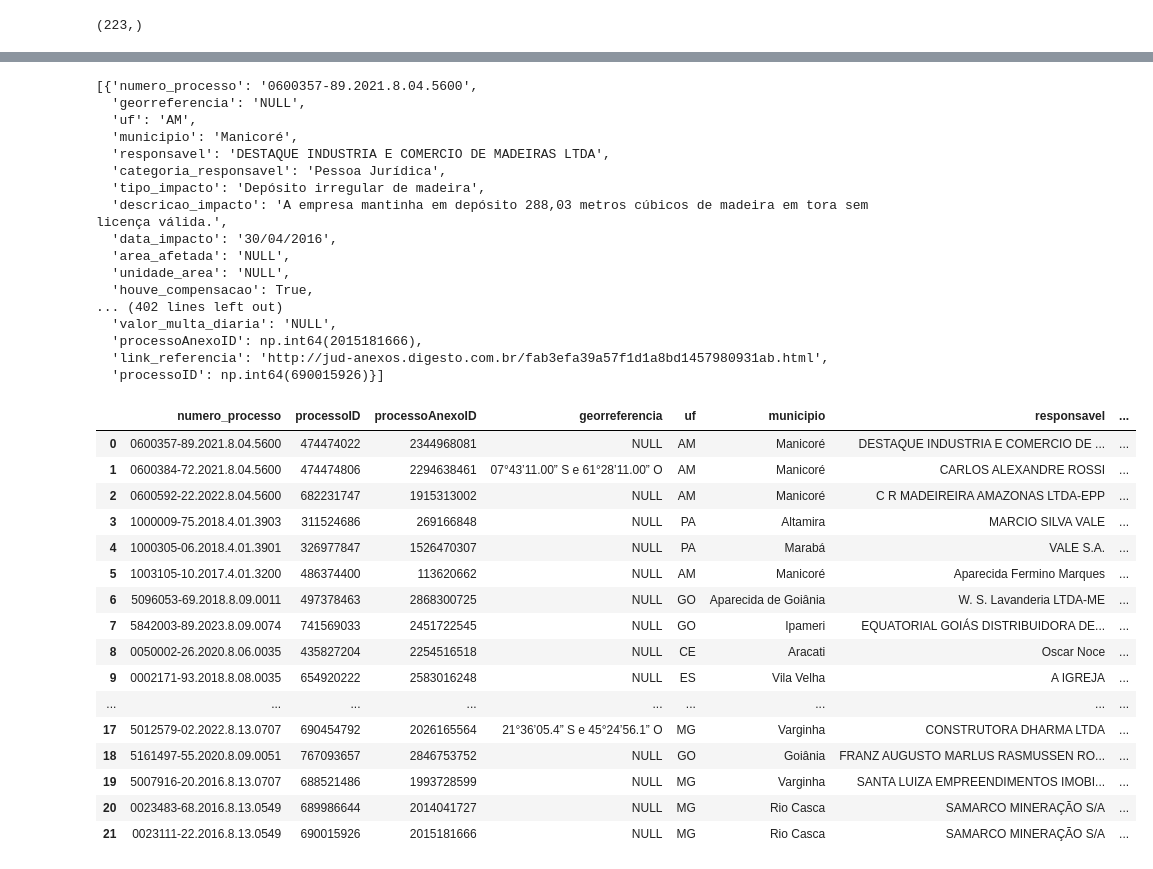
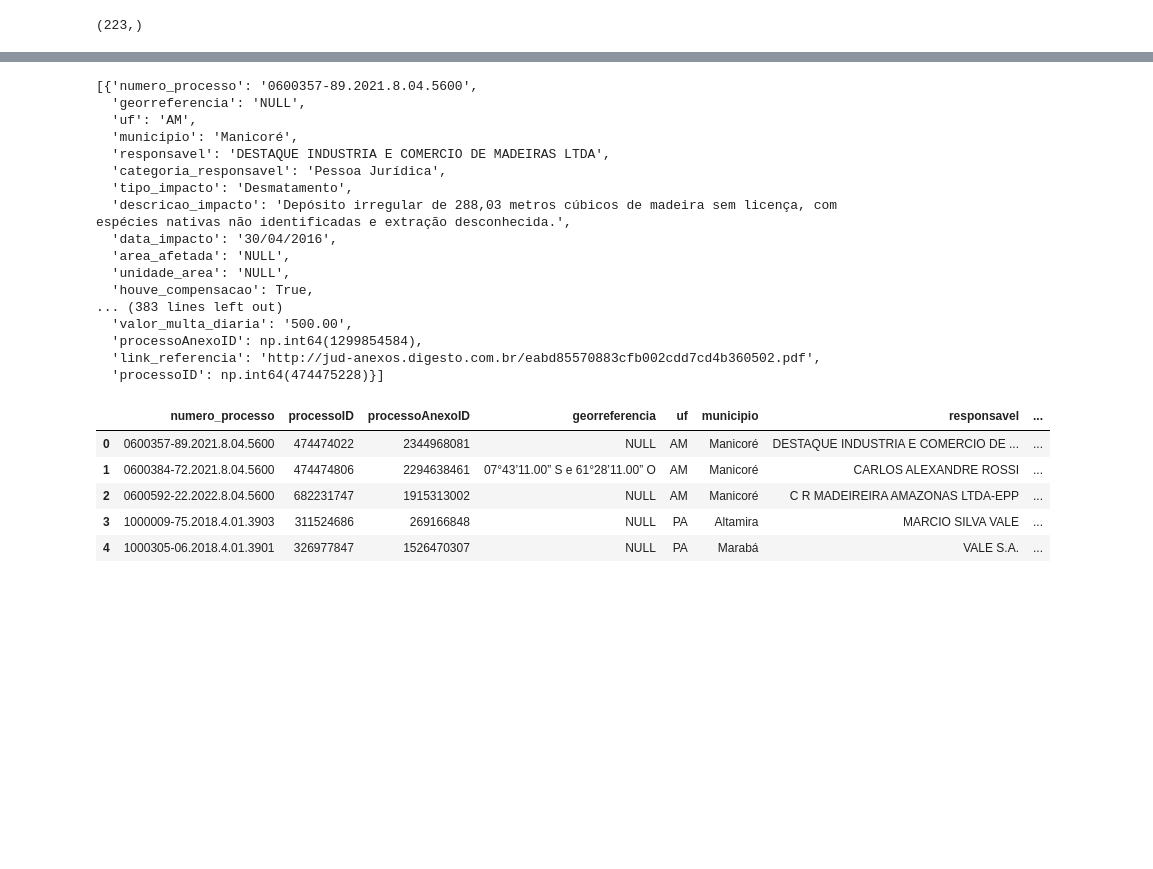
Before and after one commit to pedronery07/Projeto_InsperData_AECOM, a Jupyter notebook: main.ipynb, the cells around one changed output, grey strips where cells are left out. Saved outputs shown, nothing was run; the diff lists cells and outputs as text; code cells hidden in the pictures; blank space fills up the shorter version.

```diff
--- a/main.ipynb
+++ b/main.ipynb
@@ -106,7 +107,7 @@ ids_processos = sentencas_final["processoID"].unique()
 processos_com_mais_de_uma_sentenca = []
 
 for id in ids_processos:
-    linhas_correspondentes = sentencas_final.loc[sentencas['processoID'] == id]
+    linhas_correspondentes = sentencas_final.loc[sentencas_final['processoID'] == id]
     if linhas_correspondentes.shape[0] > 1:
         processos_com_mais_de_uma_sentenca.append(int(id))
 
@@ -133,6 +134,8 @@ def verifica_dano_ambiental(texto):
     Você é um especialista em direito ambiental.
     Você deve analisar o seguinte texto e verificar se há dano ambiental.
     Se houver, justifique sua resposta em até 20 palavras. Caso contrário, responda "Não há dano ambiental".
+    Definição útil: Dano ambiental é qualquer prejuízo causado ao meio ambiente (água, solo, ar, fauna, flora, patrimônio paisagístico etc.) por ação ou omissão
+    de um terceiro, sendo gerador de obrigação de reparação, conforme os artigos 186 e 927 do Código Civil.
     Refira-se EXCLUSIVAMENTE ao texto fornecido para identificar se há dano ambiental e para justificar sua resposta!!
 
     Texto: {texto}
@@ -326,13 +329,13 @@ def analisa_sentenca(texto_extraido):
         Se for algo como uma multa diária, coloque 1.
         Se forem os dois, como uma multa imediata e um pagamento diário, coloque 2
 
-        [14] Valor da multa completa para o Tipo 0 ou 2: (ex: "123000.00", "999999.99")
-        Caso o item 12 seja 0, complete essa coluna com o valor total da multa aplicada.
+        [14] Valor completo da multa/ressarcimento/compensação ou qualquer outro termo similar de condenação monetária pelo dano ambiental para o Tipo 0 ou 2: (ex: "123000.00", "999999.99")
+        Caso o item 12 seja 0, complete essa coluna com o valor total da multa aplicada. Inclua eventuais danos morais difusos, coletivos e materiais se houver.
         Caso o item 12 seja 1, deixe como NULL
         Caso o item 12 seja 2, complete essa coluna com o valor total da multa imediata aplicada.
 
-        [15] Valor da multa diária para o Tipo 1 ou 2: (ex: "123000.00", "10000.50")
-        Caso o item 12 seja 1 ou 2, complete essa coluna com o valor diário a ser pago pelo responsável.
+        [15] Valor da multa/ressarcimento/compensação ou qualquer outro termo similar de condenação monetária pelo dano ambiental diária para o Tipo 1 ou 2: (ex: "123000.00", "10000.50")
+        Caso o item 12 seja 1 ou 2, complete essa coluna com o valor diário a ser pago pelo responsável. Inclua eventuais danos morais difusos, coletivos e materiais se houver.
         Caso o item 12 seja 0, deixe como NULL
 
         IMPORTANTE: A string será usada para um dataframe posteriormente. Logo:
@@ -380,7 +383,7 @@ def analisa_sentenca(texto_extraido):
 # %%
 # Analisando os processos com dano ambiental
 respostas_danos_ambientais = []
-for id in partes[0]:
+for id in tqdm(partes[0]):
     linha = sentencas_danos_ambientais.loc[sentencas_danos_ambientais['processoID'] == id]
     texto = ''
     linha = linha.iloc[0] # extrai a linha como Series
@@ -419,43 +422,32 @@ respostas_danos_ambientais
   'municipio': 'Manicoré',
   'responsavel': 'DESTAQUE INDUSTRIA E COMERCIO DE MADEIRAS LTDA',
   'categoria_responsavel': 'Pessoa Jurídica',
-  'tipo_impacto': 'Depósito irregular de madeira',
-  'descricao_impacto': 'A empresa mantinha em depósito 288,03 metros cúbicos de madeira em tora sem licença válida.',
+  'tipo_impacto': 'Desmatamento',
+  'descricao_impacto': 'Depósito irregular de 288,03 metros cúbicos de madeira sem licença, com espécies nativas não identificadas e extração desconhecida.',
   'data_impacto': '30/04/2016',
   'area_afetada': 'NULL',
   'unidade_area': 'NULL',
   'houve_compensacao': True,
-... (402 lines left out)
-  'valor_multa_diaria': 'NULL',
-  'processoAnexoID': np.int64(2015181666),
-  'link_referencia': 'http://jud-anexos.digesto.com.br/fab3efa39a57f1d1a8bd1457980931ab.html',
-  'processoID': np.int64(690015926)}]
+... (383 lines left out)
+  'valor_multa_diaria': '500.00',
+  'processoAnexoID': np.int64(1299854584),
+  'link_referencia': 'http://jud-anexos.digesto.com.br/eabd85570883cfb002cdd7cd4b360502.pdf',
+  'processoID': np.int64(474475228)}]
 # %%
 # Transformando a lista de respostas de danos ambientais da primeira parte em um DataFrame
 respostas_danos_ambientais_df_parte0 = pd.DataFrame(respostas_danos_ambientais)
 
 # Reorganizando as colunas
 respostas_danos_ambientais_df_parte0 = respostas_danos_ambientais_df_parte0[["numero_processo", "processoID", "processoAnexoID", "georreferencia", "uf", "municipio", "responsavel", "categoria_responsavel", "tipo_impacto", "descricao_impacto", "data_impacto", "area_afetada", "unidade_area", "houve_compensacao", "categoria_compensacao", "tipo_multa", "valor_multa", "valor_multa_diaria", "link_referencia"]]
 
-respostas_danos_ambientais_df_parte0
+respostas_danos_ambientais_df_parte0.head()
 # %% [output]
 |  | numero_processo | processoID | processoAnexoID | georreferencia | uf | municipio | responsavel | ... |
 | 0 | 0600357-89.2021.8.04.5600 | 474474022 | 2344968081 | NULL | AM | Manicoré | DESTAQUE INDUSTRIA E COMERCIO DE ... | ... |
 | 1 | 0600384-72.2021.8.04.5600 | 474474806 | 2294638461 | 07°43’11.00” S e 61°28’11.00” O | AM | Manicoré | CARLOS ALEXANDRE ROSSI | ... |
 | 2 | 0600592-22.2022.8.04.5600 | 682231747 | 1915313002 | NULL | AM | Manicoré | C R MADEIREIRA AMAZONAS LTDA-EPP | ... |
 | 3 | 1000009-75.2018.4.01.3903 | 311524686 | 269166848 | NULL | PA | Altamira | MARCIO SILVA VALE | ... |
 | 4 | 1000305-06.2018.4.01.3901 | 326977847 | 1526470307 | NULL | PA | Marabá | VALE S.A. | ... |
-| 5 | 1003105-10.2017.4.01.3200 | 486374400 | 113620662 | NULL | AM | Manicoré | Aparecida Fermino Marques | ... |
-| 6 | 5096053-69.2018.8.09.0011 | 497378463 | 2868300725 | NULL | GO | Aparecida de Goiânia | W. S. Lavanderia LTDA-ME | ... |
-| 7 | 5842003-89.2023.8.09.0074 | 741569033 | 2451722545 | NULL | GO | Ipameri | EQUATORIAL GOIÁS DISTRIBUIDORA DE... | ... |
-| 8 | 0050002-26.2020.8.06.0035 | 435827204 | 2254516518 | NULL | CE | Aracati | Oscar Noce | ... |
-| 9 | 0002171-93.2018.8.08.0035 | 654920222 | 2583016248 | NULL | ES | Vila Velha | A IGREJA | ... |
-| ... | ... | ... | ... | ... | ... | ... | ... | ... |
-| 17 | 5012579-02.2022.8.13.0707 | 690454792 | 2026165564 | 21°36’05.4” S e 45°24’56.1” O | MG | Varginha | CONSTRUTORA DHARMA LTDA | ... |
-| 18 | 5161497-55.2020.8.09.0051 | 767093657 | 2846753752 | NULL | GO | Goiânia | FRANZ AUGUSTO MARLUS RASMUSSEN RO... | ... |
-| 19 | 5007916-20.2016.8.13.0707 | 688521486 | 1993728599 | NULL | MG | Varginha | SANTA LUIZA EMPREENDIMENTOS IMOBI... | ... |
-| 20 | 0023483-68.2016.8.13.0549 | 689986644 | 2014041727 | NULL | MG | Rio Casca | SAMARCO MINERAÇÃO S/A | ... |
-| 21 | 0023111-22.2016.8.13.0549 | 690015926 | 2015181666 | NULL | MG | Rio Casca | SAMARCO MINERAÇÃO S/A | ... |
 # %%
 # Exportando df de classificação de sentenças para um arquivo Excel
 # respostas_danos_ambientais_df_parte0.to_excel("docs/respostas_danos_ambientais_df_parte0.xlsx", index=False)
```
Also changed, not shown: parts of 9 cells of this notebook, 2 other files.
